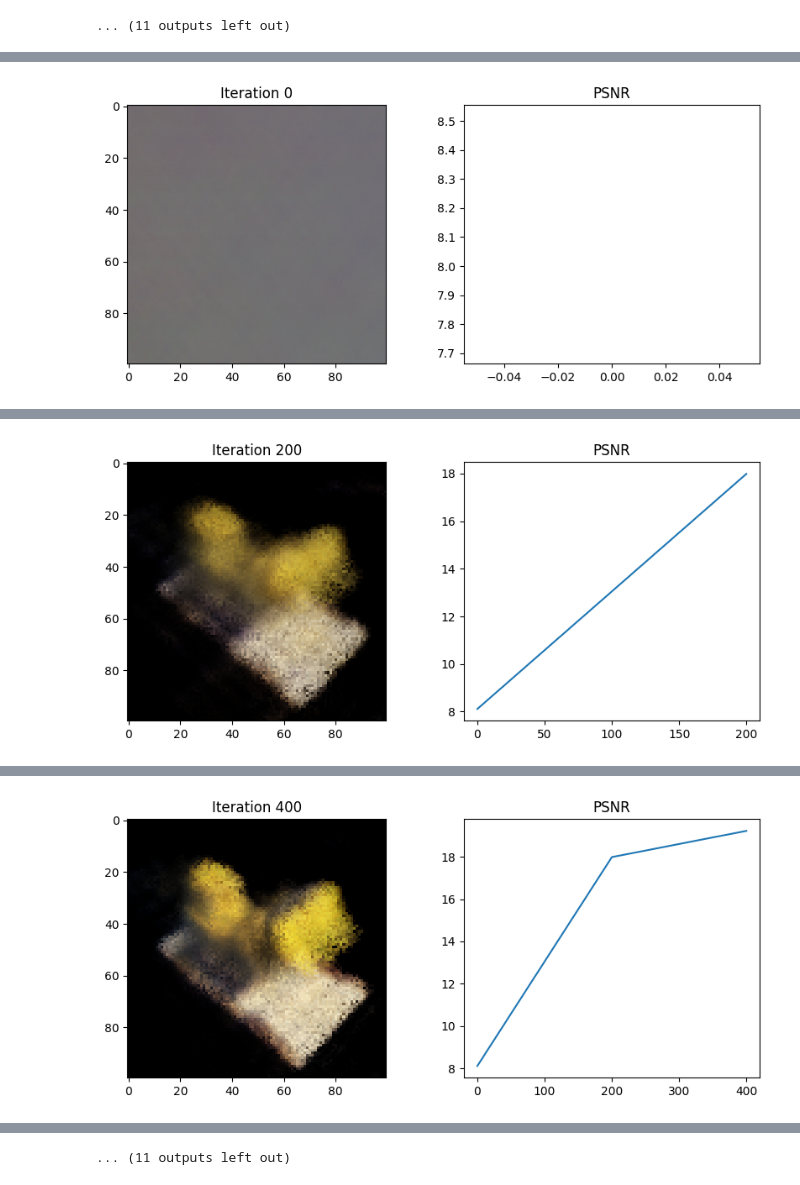
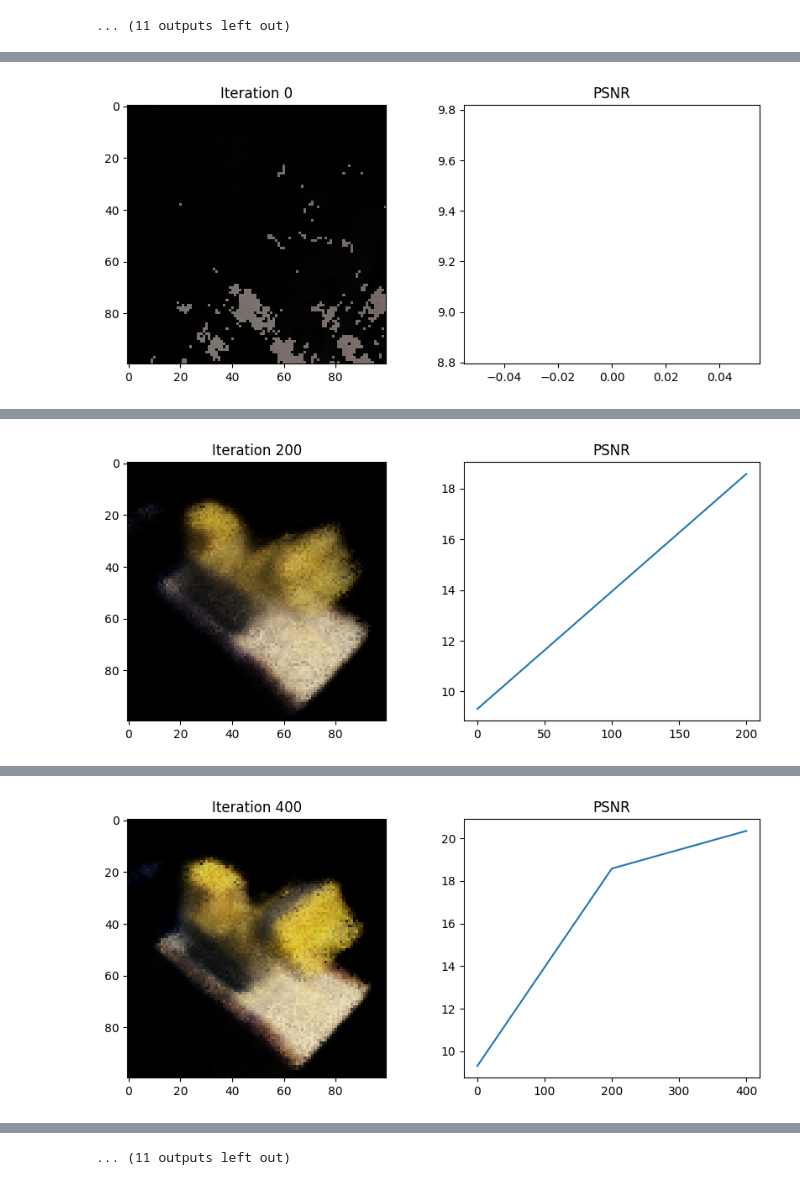
Before and after one commit to mirwisek/frame-selection-activenerf, a Jupyter notebook: tiny_nerf_pytorch_rizwan.ipynb, the cells around one changed output, grey strips where cells are left out. Saved outputs shown, nothing was run; the diff lists cells and outputs as text; code cells hidden in the pictures.

```diff
--- a/tiny_nerf_pytorch_rizwan.ipynb
+++ b/tiny_nerf_pytorch_rizwan.ipynb
@@ -821,3 +782,7 @@ def select_diverse_images(training_images, holdout_images, k):
+# %%
+embeddings = extract_features(images)
+labels = perform_dbscan_clustering(embeddings, eps=0.4, min_samples=3, metric = numpy_cosine)
+diverse_indices = select_diverse_images_per_cluster(embeddings, labels)
 # %%
 """
 Parameters for TinyNeRF training
@@ -867,34 +832,8 @@ np.random.seed(seed)
 psnrs = []
 iternums = []
 
-k = 6
-
-# Shuffle the list of indices randomly
-indices = list(range(images.shape[0]))
-
-# Shuffle the list of indices randomly
-np.random.shuffle(indices)
-
-# Split the shuffled indices into two parts: k for training and the rest for holdout
-training_indices = indices[:k]
-holdout_indices = indices[k:]
-
-# Use the indices to split the images into training and holdout arrays
-training_images = images[training_indices]
-holdout_images = images[holdout_indices]
-
-# Use the indices to split the transformation matrices into training and holdout arrays
-training_tforms = tform_cam2world[training_indices]
-holdout_tforms = tform_cam2world[holdout_indices]
-
-diverse_frames_indices = select_diverse_images(training_images, holdout_images, k)
-
-training_images = torch.cat((training_images, holdout_images[diverse_frames_indices]))
-training_tforms = torch.cat((training_tforms, holdout_tforms[diverse_frames_indices]))
-
-holdout_images = torch.stack([holdout_images[i] for i in range(holdout_images.size(0)) if i not in diverse_frames_indices])
-holdout_tforms = torch.stack([holdout_tforms[i] for i in range(holdout_tforms.size(0)) if i not in diverse_frames_indices])
-
+training_images = images[diverse_indices]
+training_tforms = tform_cam2world[diverse_indices]
 
 for j in range(num_iters+1):
 
@@ -944 +883 @@ Loss: 0.15455488860607147
-[figure, old version]
+[figure, new version]
@@ -946 +885 @@ Loss: 0.01589321531355381
-[figure, old version]
+[figure, new version]
@@ -948 +887 @@ Loss: 0.011943090707063675
-[figure, old version]
+[figure, new version]
```
Also changed, not shown: parts of 8 cells of this notebook.
